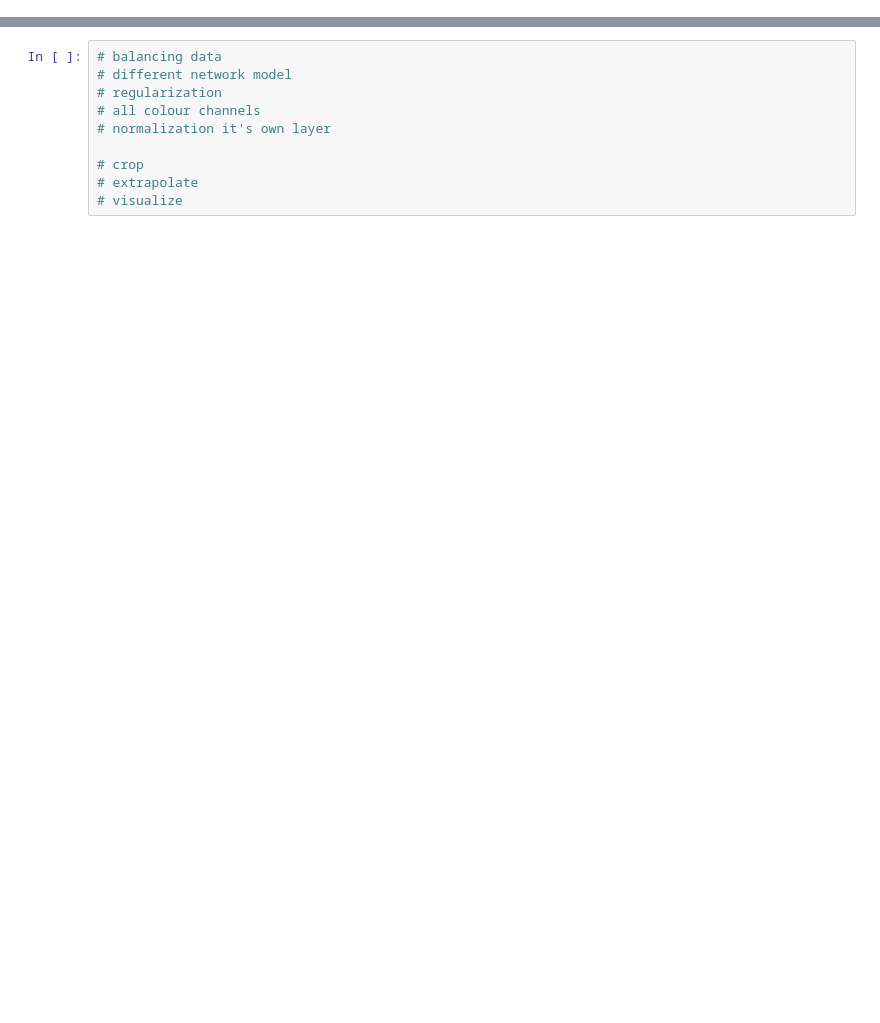
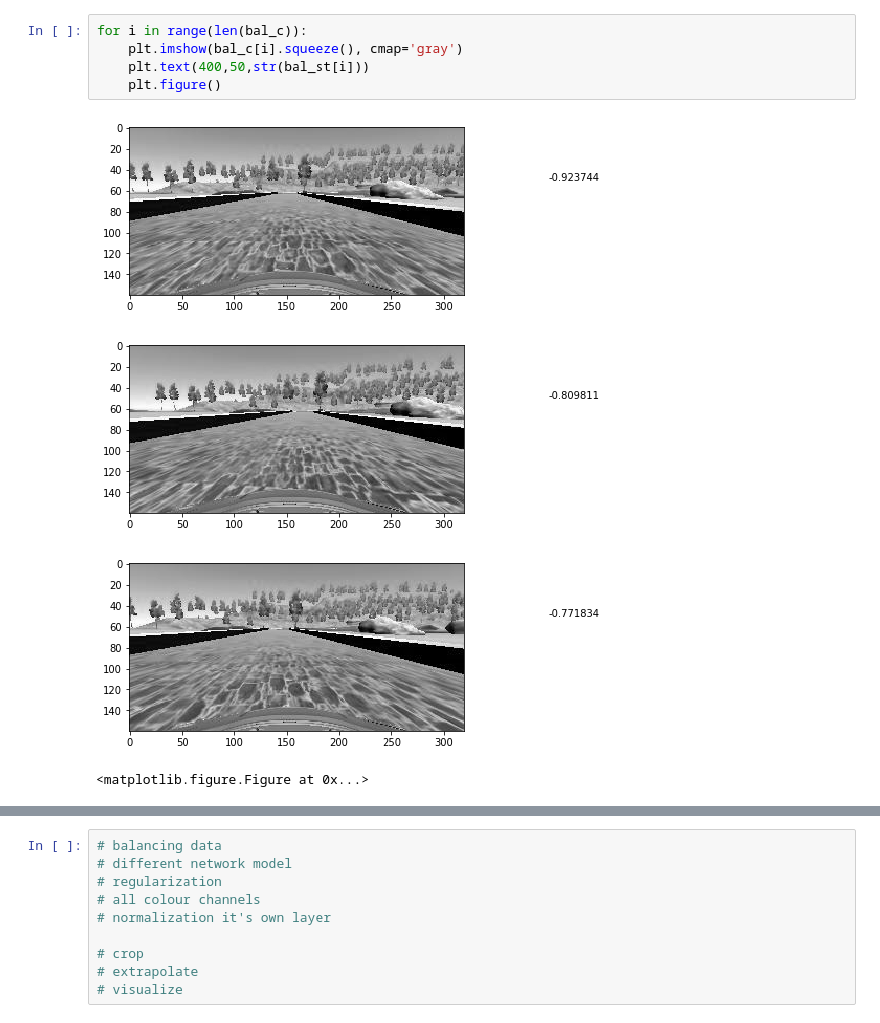
Before and after one commit to subhash/CarND-Behavioral-Cloning, a Jupyter notebook: behavioral-cloning.ipynb, the cells around one changed output, grey strips where cells are left out. Drawn from its saved outputs; the diff is of its cells as text; blank space fills up the shorter version.

```diff
--- a/behavioral-cloning.ipynb
+++ b/behavioral-cloning.ipynb
@@ -103 +110,11 @@ print(features.shape, labels.shape)
+# %%
+for i in range(len(bal_c)):
+    plt.imshow(bal_c[i].squeeze(), cmap='gray')
+    plt.text(400,50,str(bal_st[i]))
+    plt.figure()
+# %% [output]
+[figure, added]
+[figure, added]
+[figure, added]
+<matplotlib.figure.Figure at 0x...>
 # %%
```
Also changed, not shown: parts of 5 cells of this notebook, 1 other file.
